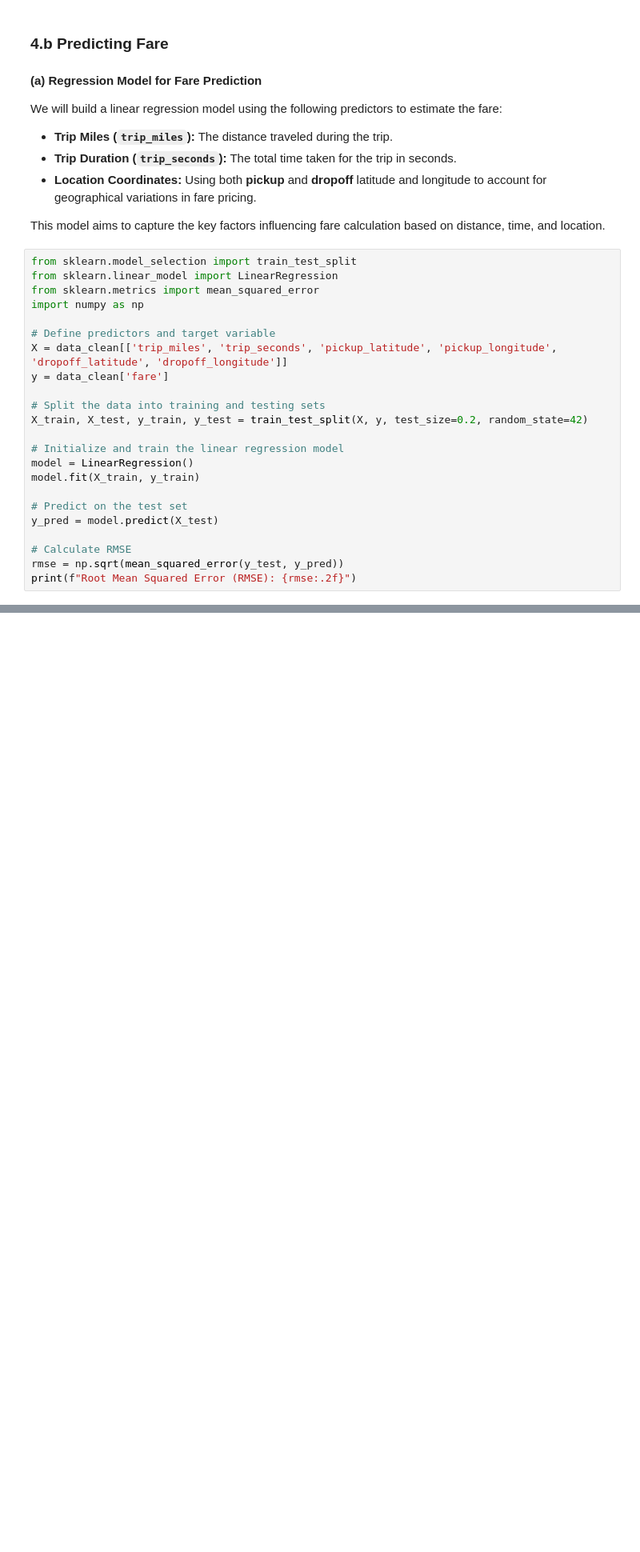
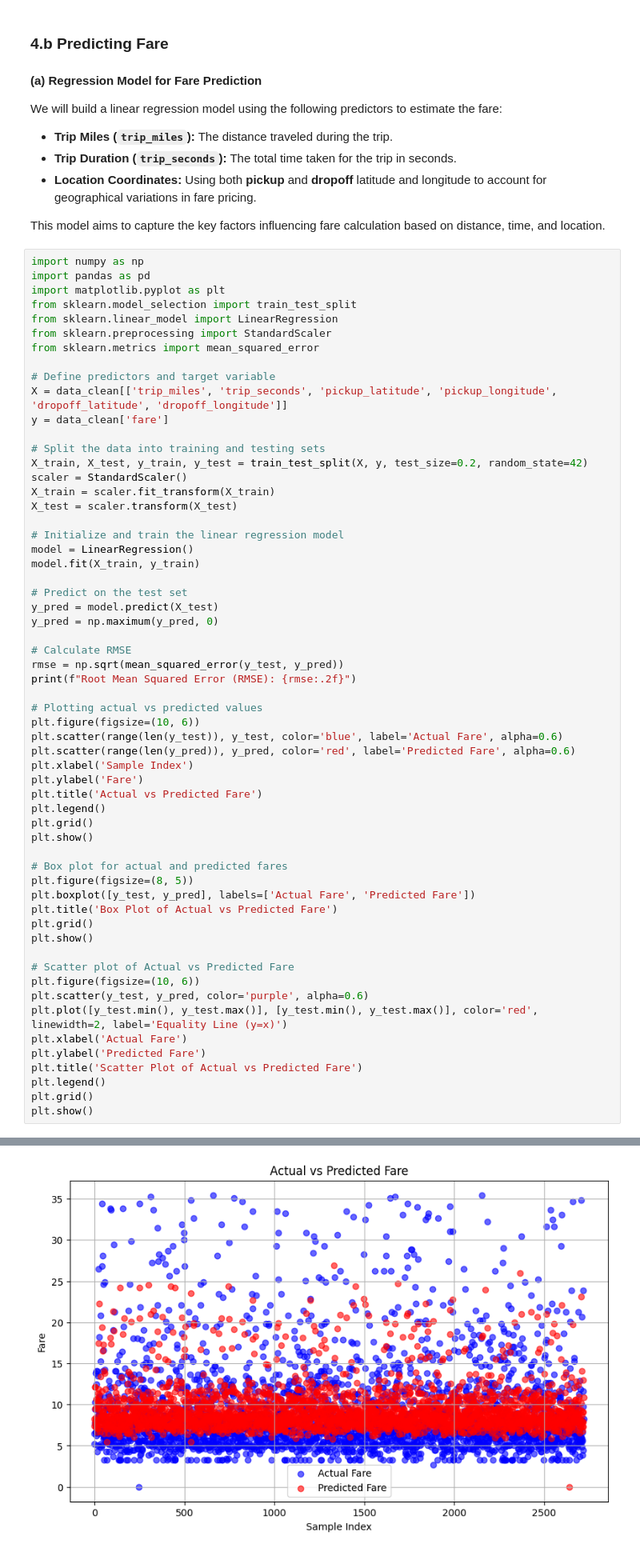
Before and after one commit to aditisingh1053/DAI_assignment, a Jupyter notebook: assignment-5/Q4.ipynb, the cells around one changed output, grey strips where cells are left out. Shown: that part at 80% size. Saved outputs shown, nothing was run; the diff lists cells and outputs as text; blank space fills up the shorter version.

```diff
--- a/assignment-5/Q4.ipynb
+++ b/assignment-5/Q4.ipynb
@@ -122,10 +125,13 @@ We will build a linear regression model using the following predictors to estima
 
 This model aims to capture the key factors influencing fare calculation based on distance, time, and location.
 # %%
+import numpy as np
+import pandas as pd
+import matplotlib.pyplot as plt
 from sklearn.model_selection import train_test_split
 from sklearn.linear_model import LinearRegression
+from sklearn.preprocessing import StandardScaler
 from sklearn.metrics import mean_squared_error
-import numpy as np
 
 # Define predictors and target variable
 X = data_clean[['trip_miles', 'trip_seconds', 'pickup_latitude', 'pickup_longitude', 'dropoff_latitude', 'dropoff_longitude']]
@@ -133,6 +139,9 @@ y = data_clean['fare']
 
 # Split the data into training and testing sets
 X_train, X_test, y_train, y_test = train_test_split(X, y, test_size=0.2, random_state=42)
+scaler = StandardScaler()
+X_train = scaler.fit_transform(X_train)
+X_test = scaler.transform(X_test)
 
 # Initialize and train the linear regression model
 model = LinearRegression()
@@ -140,8 +149,38 @@ model.fit(X_train, y_train)
 
 # Predict on the test set
 y_pred = model.predict(X_test)
+y_pred = np.maximum(y_pred, 0)
 
 # Calculate RMSE
 rmse = np.sqrt(mean_squared_error(y_test, y_pred))
 print(f"Root Mean Squared Error (RMSE): {rmse:.2f}")
+
+# Plotting actual vs predicted values
+plt.figure(figsize=(10, 6))
+plt.scatter(range(len(y_test)), y_test, color='blue', label='Actual Fare', alpha=0.6)
+plt.scatter(range(len(y_pred)), y_pred, color='red', label='Predicted Fare', alpha=0.6)
+plt.xlabel('Sample Index')
+plt.ylabel('Fare')
+plt.title('Actual vs Predicted Fare')
+plt.legend()
+plt.grid()
+plt.show()
+
+# Box plot for actual and predicted fares
+plt.figure(figsize=(8, 5))
+plt.boxplot([y_test, y_pred], labels=['Actual Fare', 'Predicted Fare'])
+plt.title('Box Plot of Actual vs Predicted Fare')
+plt.grid()
+plt.show()
+
+# Scatter plot of Actual vs Predicted Fare
+plt.figure(figsize=(10, 6))
+plt.scatter(y_test, y_pred, color='purple', alpha=0.6)
+plt.plot([y_test.min(), y_test.max()], [y_test.min(), y_test.max()], color='red', linewidth=2, label='Equality Line (y=x)')
+plt.xlabel('Actual Fare')
+plt.ylabel('Predicted Fare')
+plt.title('Scatter Plot of Actual vs Predicted Fare')
+plt.legend()
+plt.grid()
+plt.show()
 # %% [output]
@@ -148,0 +188 @@ Root Mean Squared Error (RMSE): 33.61
+[figure, added]
```
Also changed, not shown: parts of 6 cells of this notebook.
